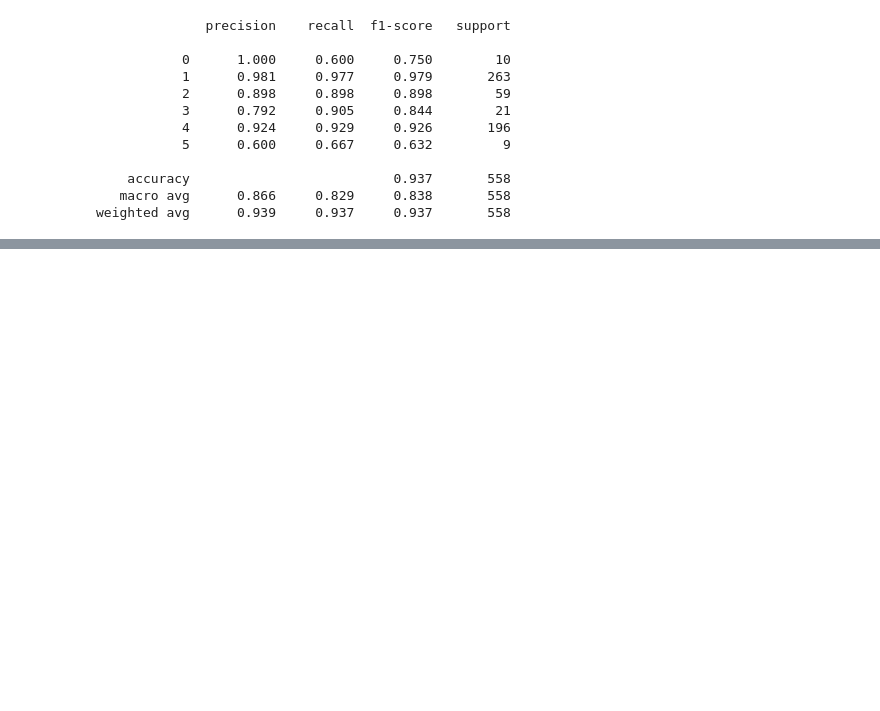
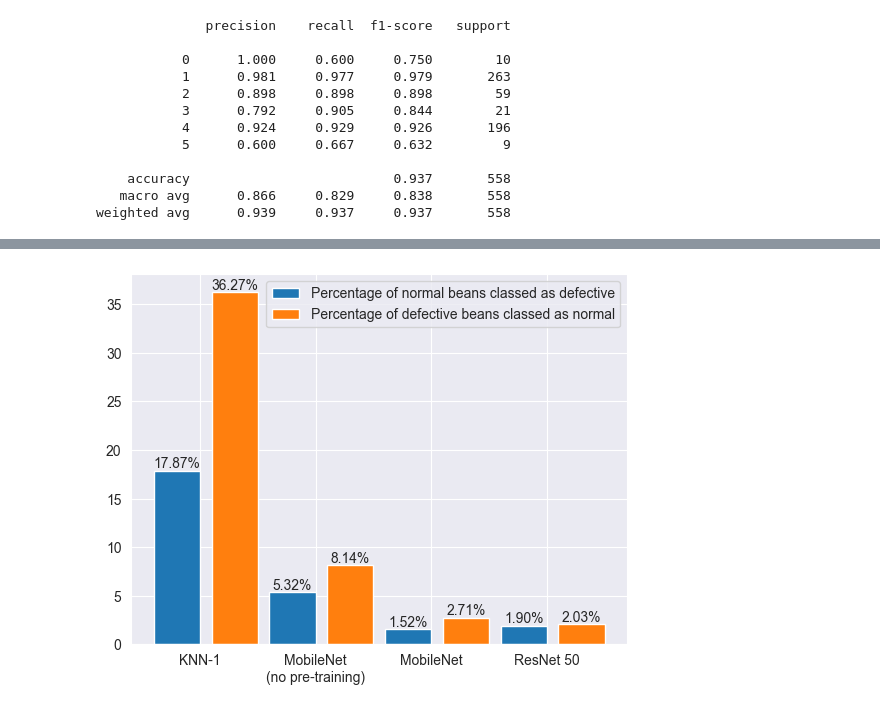
Before and after one commit to dont-text-me/PRBX-work, a Jupyter notebook: implementation/classifier.ipynb, the cells around one changed output, grey strips where cells are left out. Cells and saved outputs as stored; diff of their text form; code cells hidden in the pictures; blank space fills up the shorter version.

Commit message:
add graphs

```diff
--- a/implementation/classifier.ipynb
+++ b/implementation/classifier.ipynb
@@ -316,0 +416,3 @@ weighted avg      0.939     0.937     0.937       558
+# %%
+model_results = model_results[1::]
+model_results
@@ -316,0 +432,17 @@ weighted avg      0.939     0.937     0.937       558
+# %%
+from skimage.exposure import histogram
+
+X_train = []
+y_train = []
+X_test = []
+y_test = []
+for _, (data, label) in enumerate(train_loader):
+    X_train.extend(data.squeeze())
+    y_train.extend(label.squeeze())
+
+for _, (data, label) in enumerate(test_loader):
+    X_test = data.squeeze()
+    y_test = label.squeeze()
+
+X_train_hists = [histogram(img.numpy(), nbins=32)[0] for img in X_train]
+X_test_hists = [histogram(img.numpy(), nbins=32)[0] for img in X_test]
@@ -316,0 +476,35 @@ weighted avg      0.939     0.937     0.937       558
+# %%
+import matplotlib.pyplot as plt
+import numpy as np
+
+model_names = ["KNN-1", "MobileNet\n(no pre-training)", "MobileNet", "ResNet 50"]
+axis = np.arange(len(model_names))
+wastage_stats = [
+    (res["wasted_beans"] / NORMAL_BEAN_COUNT) * 100 for res in model_results
+]
+false_normal_stats = [
+    (res["false_normal"] / DEFECTIVE_BEAN_COUNT) * 100 for res in model_results
+]
+plt.bar_label(
+    plt.bar(
+        axis - 0.2,
+        wastage_stats,
+        0.4,
+        label="Percentage of normal beans classed as defective",
+    ),
+    fmt="%.2f%%",
+)
+plt.bar_label(
+    plt.bar(
+        axis + 0.3,
+        false_normal_stats,
+        0.4,
+        label="Percentage of defective beans classed as normal",
+    ),
+    fmt="%.2f%%",
+)
+plt.xticks(axis, model_names)
+plt.legend()
+plt.savefig("../report/figures/results/best-performers-results.png")
+# %% [output]
+[figure, added]
```
Also changed, not shown: parts of 11 cells of this notebook, 2 other files.
